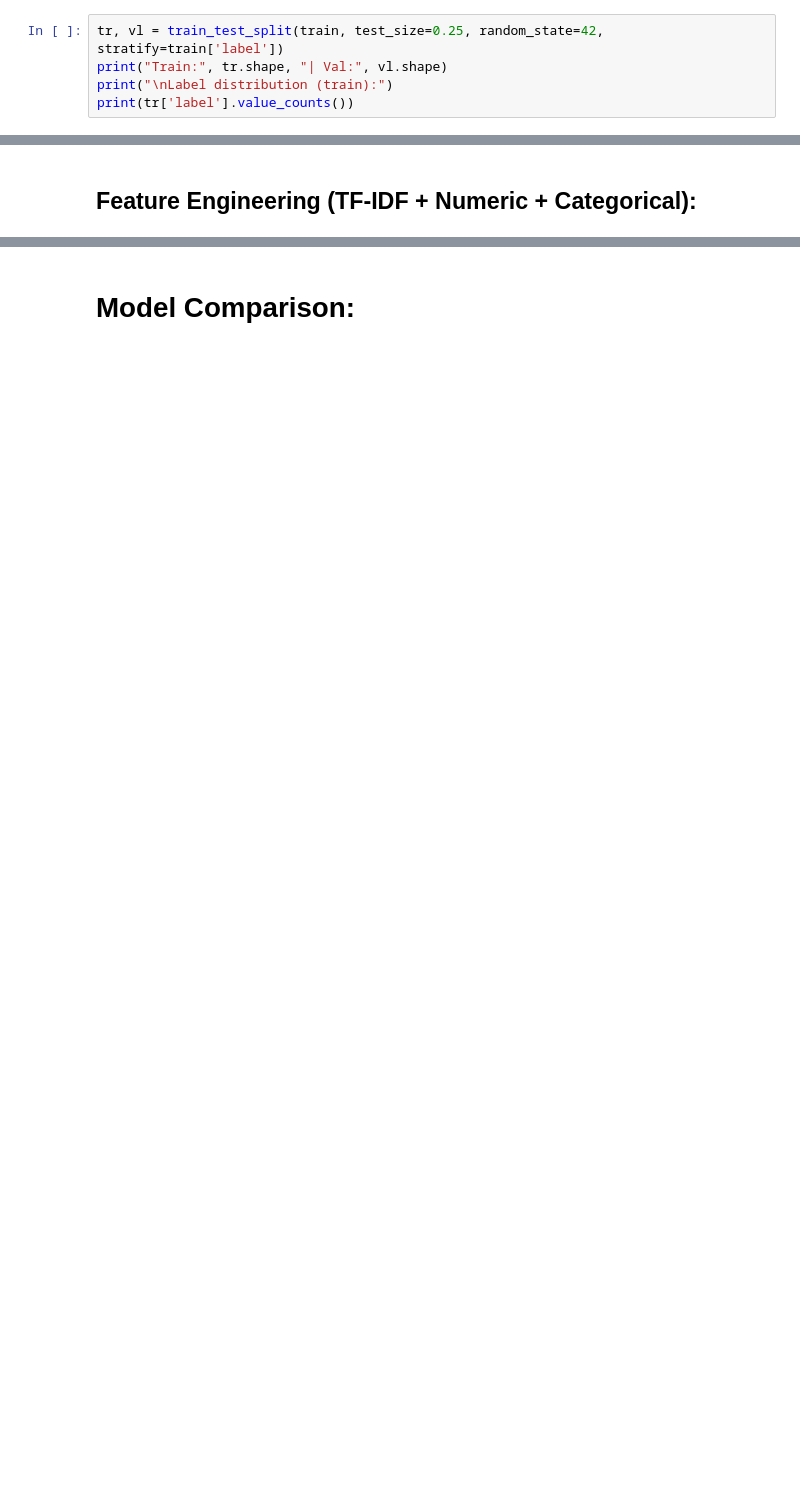
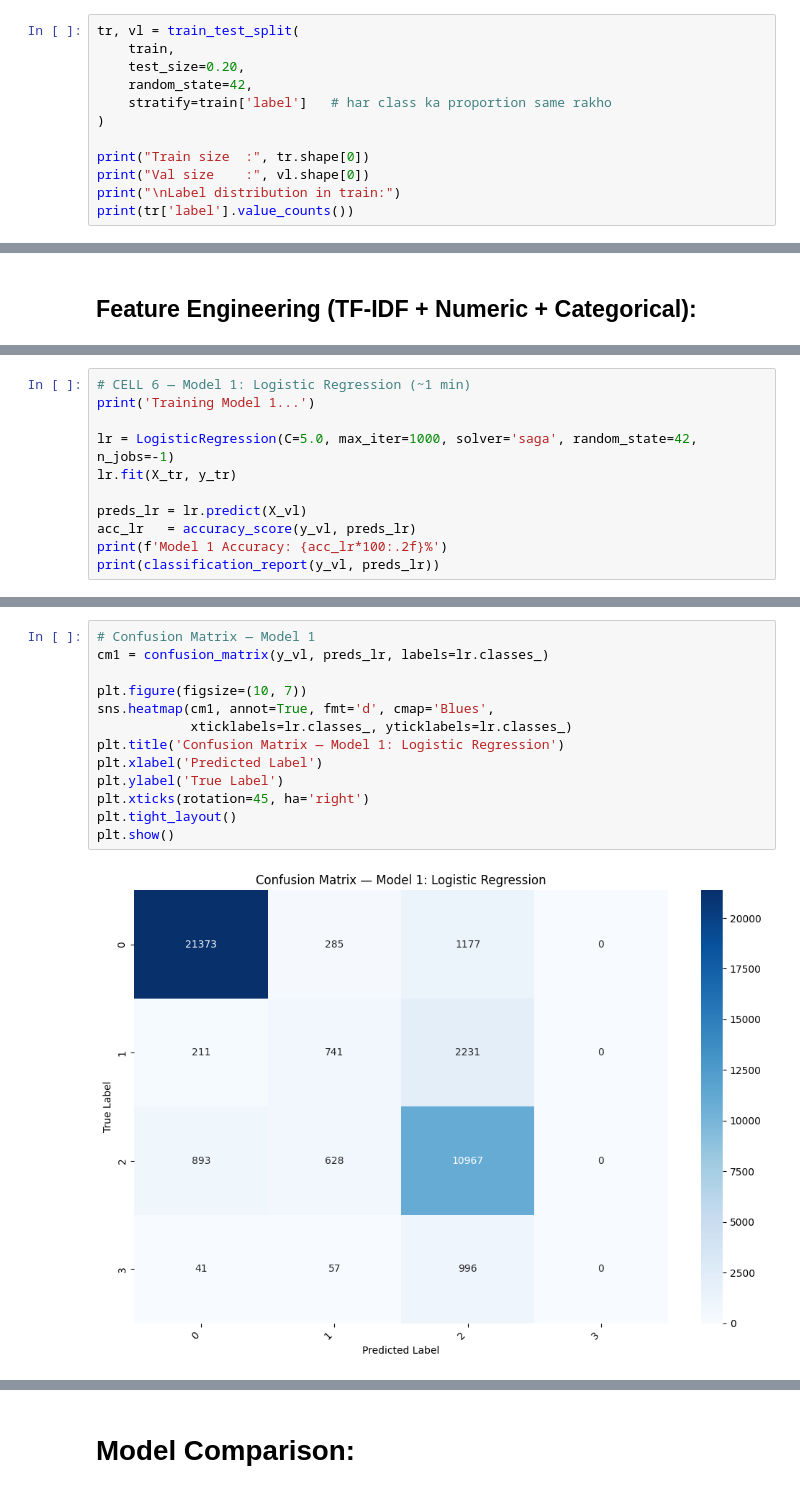
Before and after one commit to prakashpuri/Machine-Learning-Project, a Jupyter notebook: 24f1001025-notebook-t12026.ipynb, the cells around one changed output, grey strips where cells are left out. Drawn from its saved outputs; the diff is of its cells as text; blank space fills up the shorter version.

```diff
--- a/24f1001025-notebook-t12026.ipynb
+++ b/24f1001025-notebook-t12026.ipynb
@@ -56,6 +81,13 @@ Test shape : (102000, 14)
 # %%
-tr, vl = train_test_split(train, test_size=0.25, random_state=42, stratify=train['label'])
-print("Train:", tr.shape, "| Val:", vl.shape)
-print("\nLabel distribution (train):")
+tr, vl = train_test_split(
+    train,
+    test_size=0.20,
+    random_state=42,
+    stratify=train['label']   # har class ka proportion same rakho
+)
+
+print("Train size  :", tr.shape[0])
+print("Val size    :", vl.shape[0])
+print("\nLabel distribution in train:")
 print(tr['label'].value_counts())
 # %% [output]
@@ -209,0 +191,11 @@ weighted avg       0.89      0.89      0.89     49500
+# %%
+# CELL 6 — Model 1: Logistic Regression (~1 min)
+print('Training Model 1...')
+
+lr = LogisticRegression(C=5.0, max_iter=1000, solver='saga', random_state=42, n_jobs=-1)
+lr.fit(X_tr, y_tr)
+
+preds_lr = lr.predict(X_vl)
+acc_lr   = accuracy_score(y_vl, preds_lr)
+print(f'Model 1 Accuracy: {acc_lr*100:.2f}%')
+print(classification_report(y_vl, preds_lr))
@@ -209,0 +215,15 @@ weighted avg       0.89      0.89      0.89     49500
+# %%
+# Confusion Matrix — Model 1
+cm1 = confusion_matrix(y_vl, preds_lr, labels=lr.classes_)
+
+plt.figure(figsize=(10, 7))
+sns.heatmap(cm1, annot=True, fmt='d', cmap='Blues',
+            xticklabels=lr.classes_, yticklabels=lr.classes_)
+plt.title('Confusion Matrix — Model 1: Logistic Regression')
+plt.xlabel('Predicted Label')
+plt.ylabel('True Label')
+plt.xticks(rotation=45, ha='right')
+plt.tight_layout()
+plt.show()
+# %% [output]
+[figure, added]
```
Also changed, not shown: parts of 139 cells of this notebook.
